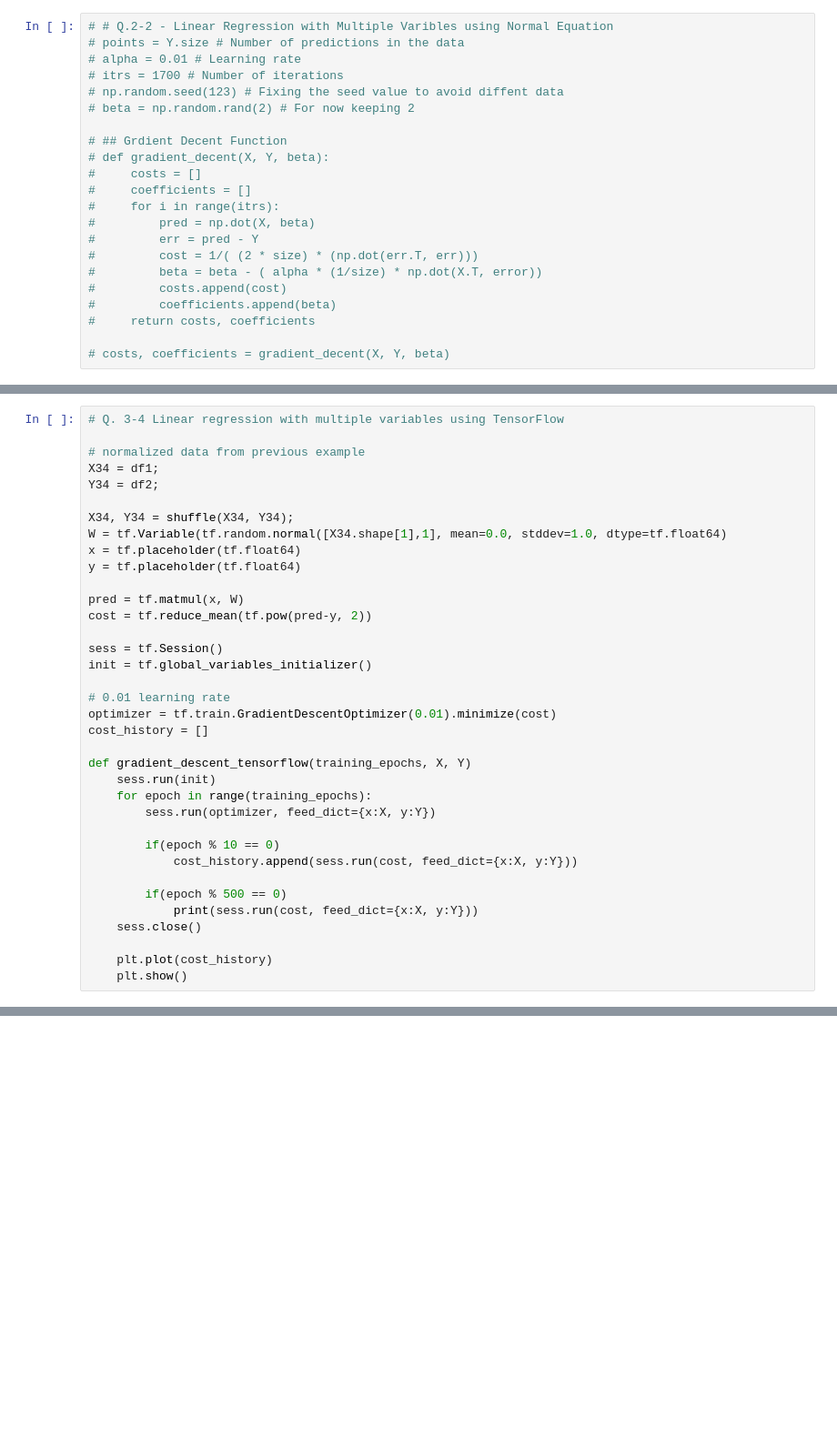
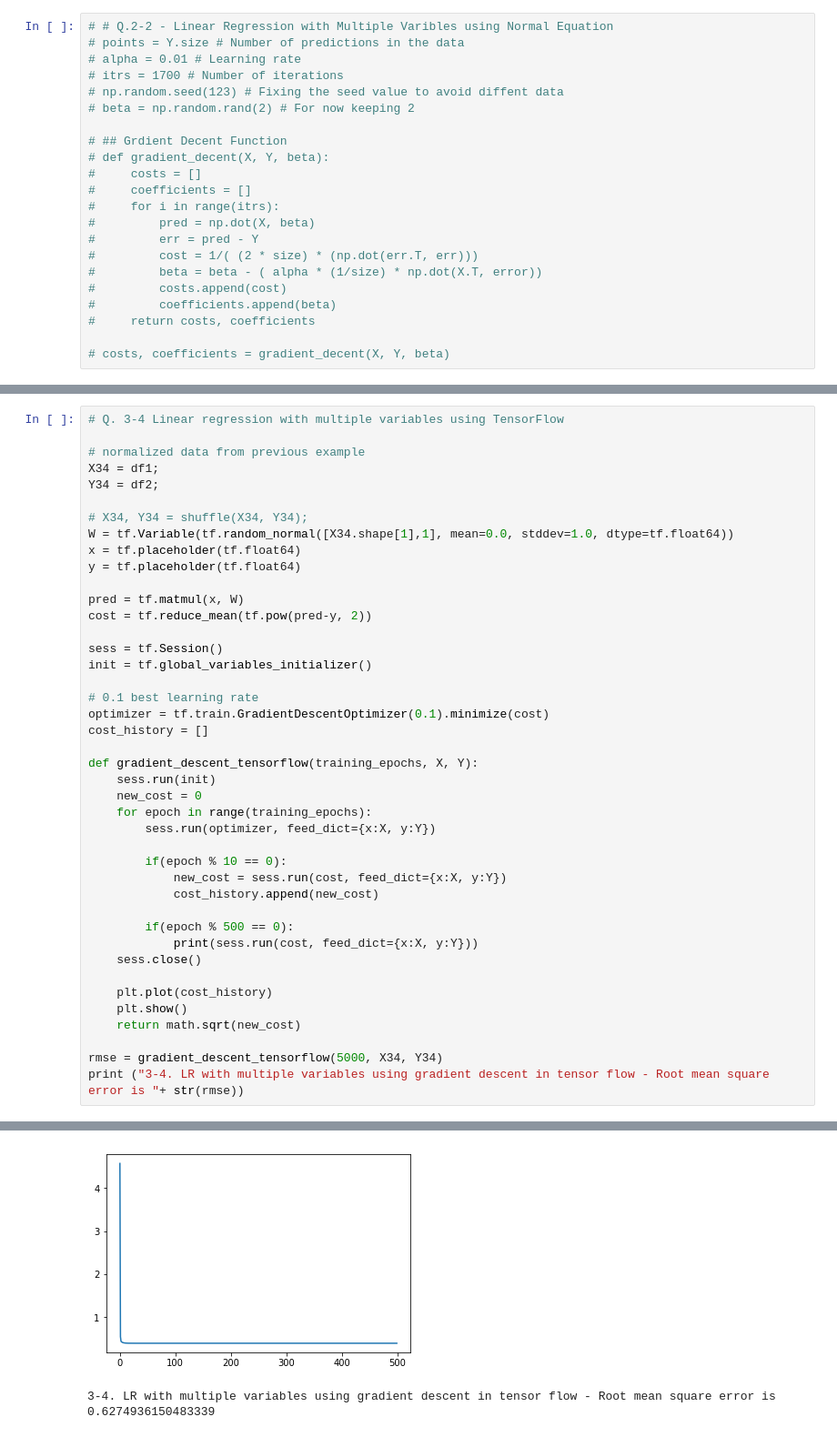
Before and after one commit to MeenakshiParyani/LinearRegression, a Jupyter notebook: Linear_Regression.ipynb, the cells around one changed output, grey strips where cells are left out. Shown at 91% size. Drawn from its saved outputs; the diff is of its cells as text; blank space fills up the shorter version.

Commit message:
Linear Regression for multiple variables using gradient decent in tensor flow:wq

```diff
--- a/Linear_Regression.ipynb
+++ b/Linear_Regression.ipynb
@@ -304,8 +305,8 @@ print "3-3. LR with multiple variables using scikit-learn linear regression mode
 X34 = df1;
 Y34 = df2;
 
-X34, Y34 = shuffle(X34, Y34);
-W = tf.Variable(tf.random.normal([X34.shape[1],1], mean=0.0, stddev=1.0, dtype=tf.float64)
+# X34, Y34 = shuffle(X34, Y34);
+W = tf.Variable(tf.random_normal([X34.shape[1],1], mean=0.0, stddev=1.0, dtype=tf.float64))
 x = tf.placeholder(tf.float64)
 y = tf.placeholder(tf.float64)
 
@@ -315,21 +316,28 @@ cost = tf.reduce_mean(tf.pow(pred-y, 2))
 sess = tf.Session()
 init = tf.global_variables_initializer()
 
-# 0.01 learning rate
-optimizer = tf.train.GradientDescentOptimizer(0.01).minimize(cost)
+# 0.1 best learning rate
+optimizer = tf.train.GradientDescentOptimizer(0.1).minimize(cost)
 cost_history = []
 
-def gradient_descent_tensorflow(training_epochs, X, Y)
+def gradient_descent_tensorflow(training_epochs, X, Y):
     sess.run(init)
+    new_cost = 0
     for epoch in range(training_epochs):
         sess.run(optimizer, feed_dict={x:X, y:Y})
 
-        if(epoch % 10 == 0)
-            cost_history.append(sess.run(cost, feed_dict={x:X, y:Y}))
+        if(epoch % 10 == 0):
+            new_cost = sess.run(cost, feed_dict={x:X, y:Y})
+            cost_history.append(new_cost)
 
-        if(epoch % 500 == 0)
+        if(epoch % 500 == 0):
             print(sess.run(cost, feed_dict={x:X, y:Y}))
     sess.close()
 
     plt.plot(cost_history)
     plt.show()
+    return math.sqrt(new_cost)
+
+rmse = gradient_descent_tensorflow(5000, X34, Y34)
+print ("3-4. LR with multiple variables using gradient descent in tensor flow - Root mean square error is "+ str(rmse))
+# %% [output]
@@ -335,0 +354,2 @@ def gradient_descent_tensorflow(training_epochs, X, Y)
+[figure, added]
+3-4. LR with multiple variables using gradient descent in tensor flow - Root mean square error is 0.6274936150483339
```
Also changed, not shown: parts of 8 cells of this notebook.
